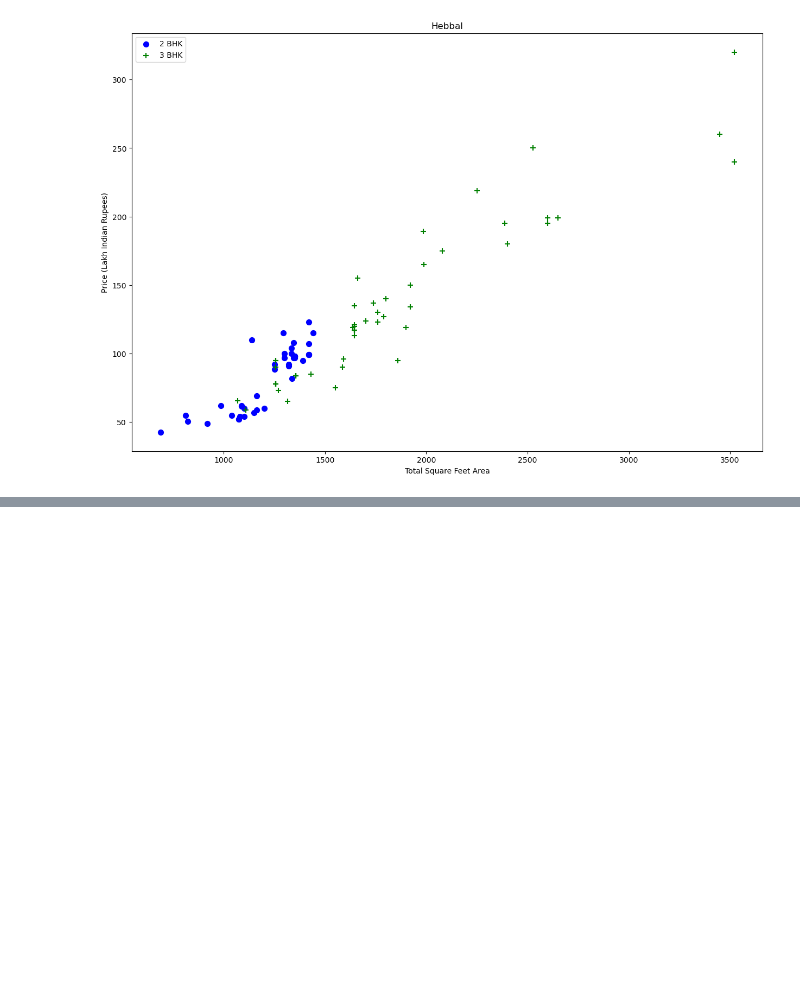
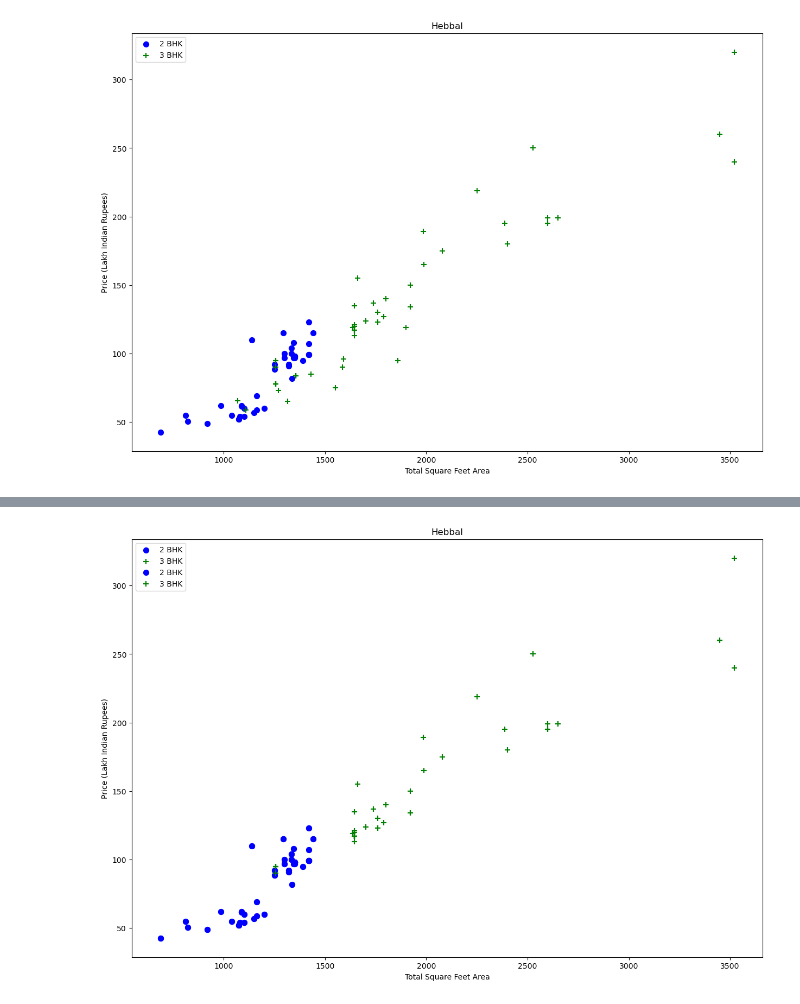
Before and after one commit to NarendarPaindla/mrecwbatch1, a Jupyter notebook: Projects/houseprediction/bhp.ipynb, the cells around one changed output, grey strips where cells are left out. Drawn from its saved outputs; the diff is of its cells as text; code cells hidden in the pictures; blank space fills up the shorter version.

```diff
--- a/Projects/houseprediction/bhp.ipynb
+++ b/Projects/houseprediction/bhp.ipynb
@@ -399,0 +408,5 @@ df8.shape
+# %%
+plot_scatter_chart(df8,"Hebbal")
+plt.show()
+# %% [output]
+[figure, added]
```
Also changed, not shown: parts of 18 cells of this notebook.
